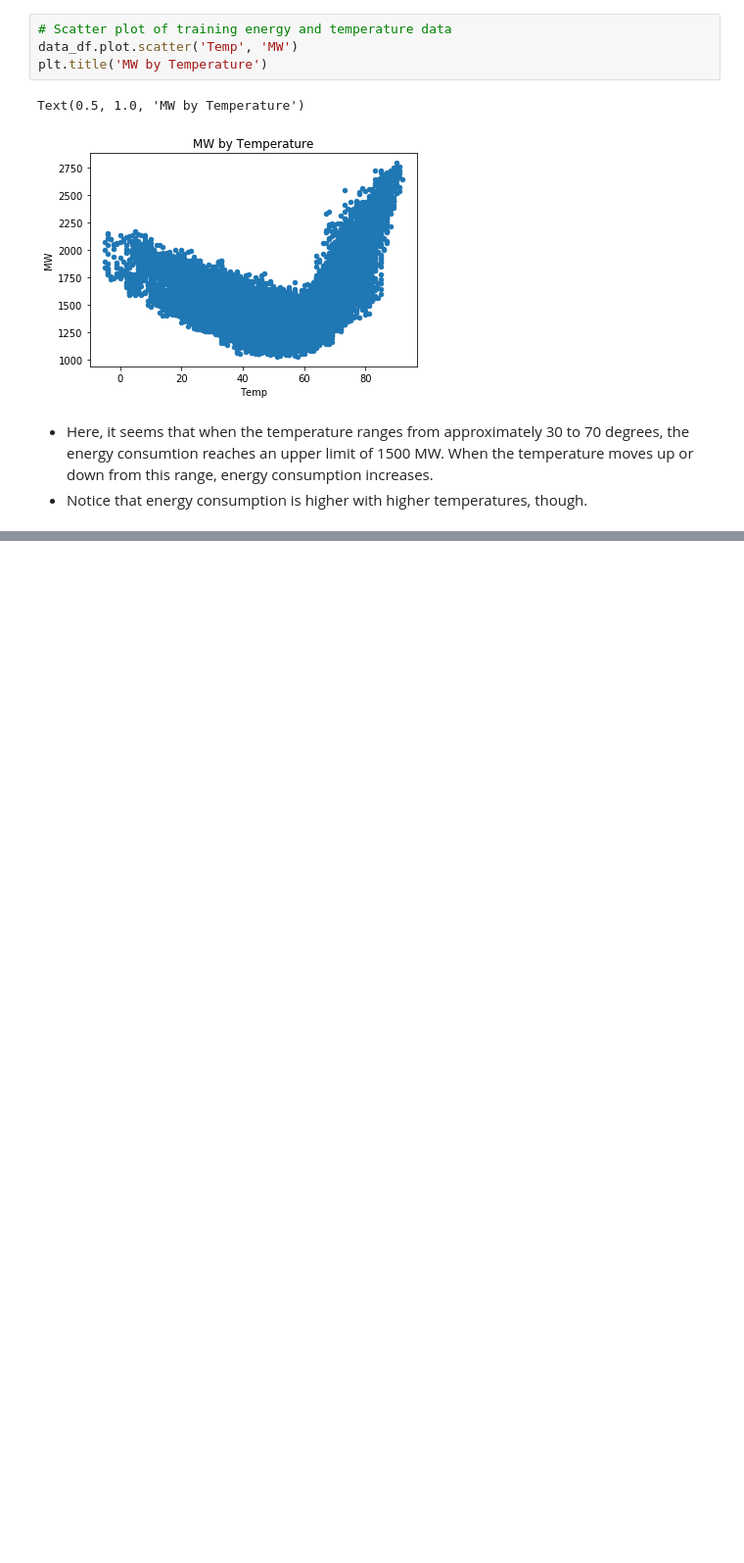
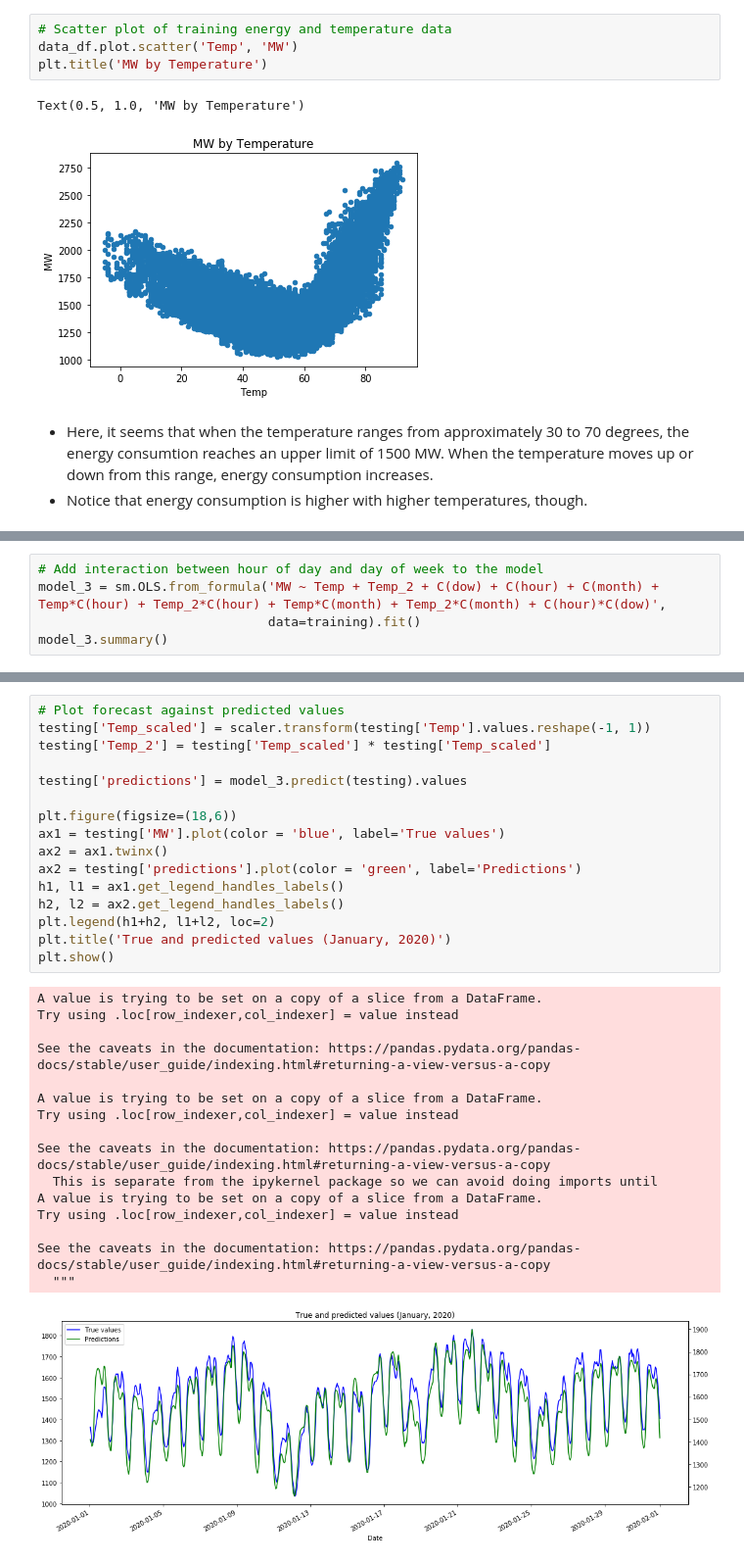
Before and after one commit to dvallea/Data_challenges, a Jupyter notebook: Milestone_1.ipynb, the cells around one changed output, grey strips where cells are left out. Shown at 98% size. Cells and saved outputs as stored; diff of their text form; blank space fills up the shorter version.

```diff
--- a/Milestone_1.ipynb
+++ b/Milestone_1.ipynb
@@ -163,0 +307,5 @@ Text(0.5, 1.0, 'MW by Temperature')
+# %%
+# Add interaction between hour of day and day of week to the model
+model_3 = sm.OLS.from_formula('MW ~ Temp + Temp_2 + C(dow) + C(hour) + C(month) + Temp*C(hour) + Temp_2*C(hour) + Temp*C(month) + Temp_2*C(month) + C(hour)*C(dow)',
+                              data=training).fit()
+model_3.summary()
@@ -163,0 +356,33 @@ Text(0.5, 1.0, 'MW by Temperature')
+# %%
+# Plot forecast against predicted values
+testing['Temp_scaled'] = scaler.transform(testing['Temp'].values.reshape(-1, 1))
+testing['Temp_2'] = testing['Temp_scaled'] * testing['Temp_scaled']
+
+testing['predictions'] = model_3.predict(testing).values
+
+plt.figure(figsize=(18,6))
+ax1 = testing['MW'].plot(color = 'blue', label='True values')
+ax2 = ax1.twinx()
+ax2 = testing['predictions'].plot(color = 'green', label='Predictions')
+h1, l1 = ax1.get_legend_handles_labels()
+h2, l2 = ax2.get_legend_handles_labels()
+plt.legend(h1+h2, l1+l2, loc=2)
+plt.title('True and predicted values (January, 2020)')
+plt.show()
+# %% [output]
+A value is trying to be set on a copy of a slice from a DataFrame.
+Try using .loc[row_indexer,col_indexer] = value instead
+
+See the caveats in the documentation: https://pandas.pydata.org/pandas-docs/stable/user_guide/indexing.html#returning-a-view-versus-a-copy
+
+A value is trying to be set on a copy of a slice from a DataFrame.
+Try using .loc[row_indexer,col_indexer] = value instead
+
+See the caveats in the documentation: https://pandas.pydata.org/pandas-docs/stable/user_guide/indexing.html#returning-a-view-versus-a-copy
+  This is separate from the ipykernel package so we can avoid doing imports until
+A value is trying to be set on a copy of a slice from a DataFrame.
+Try using .loc[row_indexer,col_indexer] = value instead
+
+See the caveats in the documentation: https://pandas.pydata.org/pandas-docs/stable/user_guide/indexing.html#returning-a-view-versus-a-copy
+  """
+[figure, added]
```
Also changed, not shown: parts of 10 cells of this notebook.
